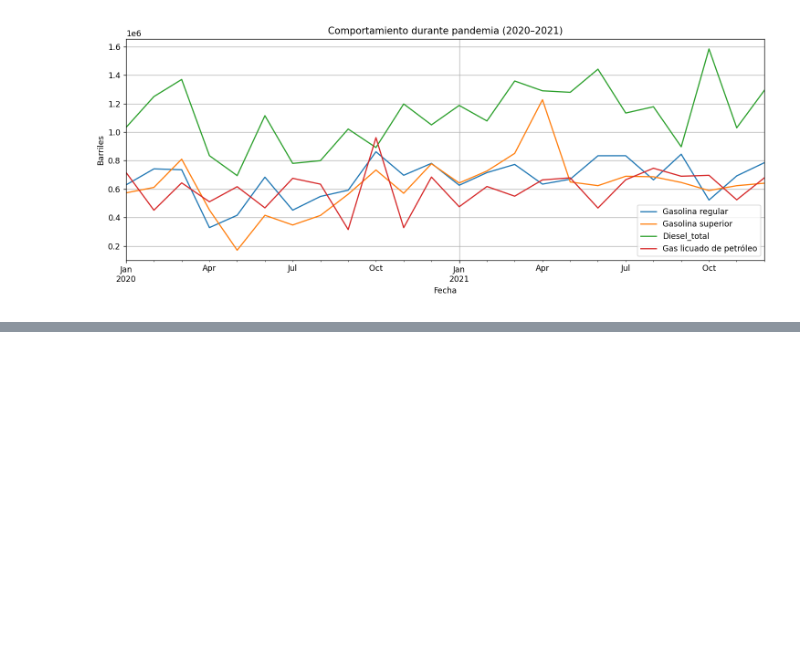
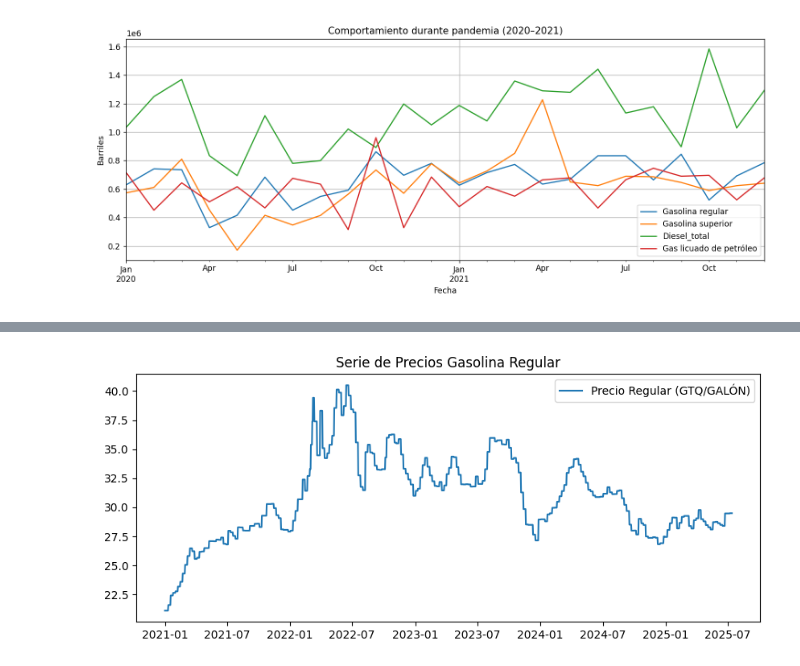
Before and after one commit to Kapiven/lab1DS, a Jupyter notebook: analisis.ipynb, the cells around one changed output, grey strips where cells are left out. Cells and saved outputs as stored; diff of their text form; code cells hidden in the pictures; blank space fills up the shorter version.

Commit message:
Limpieza datos y Series

```diff
--- a/analisis.ipynb
+++ b/analisis.ipynb
@@ -124,0 +322,30 @@ plt.show()
+# %%
+
+df_imp = pd.concat([df_imp_2024, df_imp_2025], ignore_index=True)
+def parse_fecha_mensual(x):
+    if isinstance(x, str) and '/' in x:
+        m, y = x.split('/')
+        mm = month_map[m.lower()]
+        return pd.to_datetime(f"{y}-{mm}-01")
+    return pd.NaT
+
+df_imp['Fecha'] = df_imp['Fecha'].map(parse_fecha_mensual)
+df_imp = df_imp.dropna(subset=['Fecha']).reset_index(drop=True)
+df_imp.set_index('Fecha', inplace=True)
+# %%
+df_cons = pd.concat([df_consumo_2024, df_consumo_2025], ignore_index=True)
+df_cons['Fecha'] = df_cons['Fecha'].map(parse_fecha_mensual)
+df_cons = df_cons.dropna(subset=['Fecha']).reset_index(drop=True)
+df_cons.set_index('Fecha', inplace=True)
+# %%
+series = {
+    'Precios_Regular':    df_precios['Regular'],
+    'Importacion_Regular': df_imp['Gasolina regular'],
+    'Consumo_Regular':    df_cons['Gasolina regular']
+}
+
+s = series['Precios_Regular']
+
+print("Precios_Regular: inicio =", s.index.min(),
+      "fin =", s.index.max(),
+      "freq aparente =", pd.infer_freq(s.index))
@@ -124,0 +354,8 @@ plt.show()
+# %%
+plt.figure(figsize=(10,4))
+plt.plot(s, label='Precio Regular (GTQ/GALÓN)')
+plt.title("Serie de Precios Gasolina Regular")
+plt.legend()
+plt.show()
+# %% [output]
+[figure, added]
```
Also changed, not shown: parts of 10 cells of this notebook, 10 other files.
